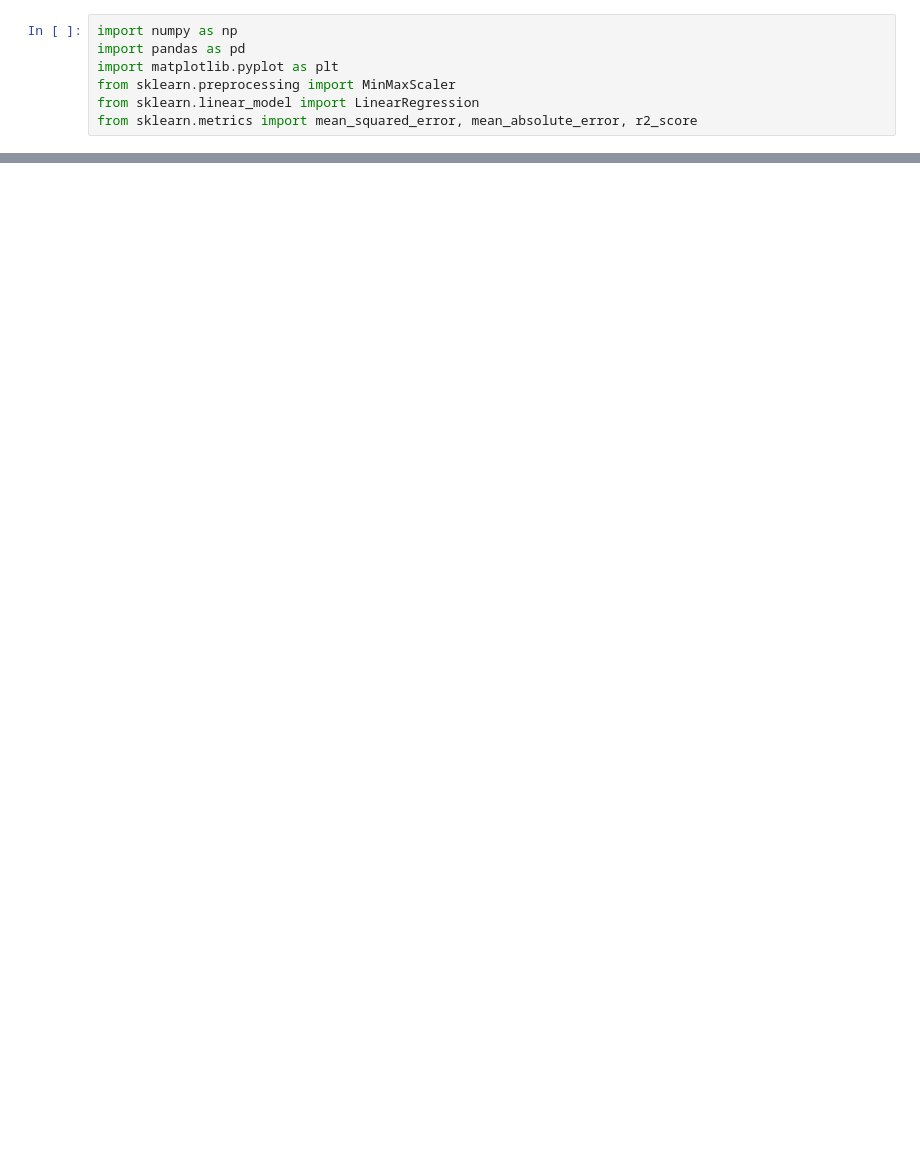
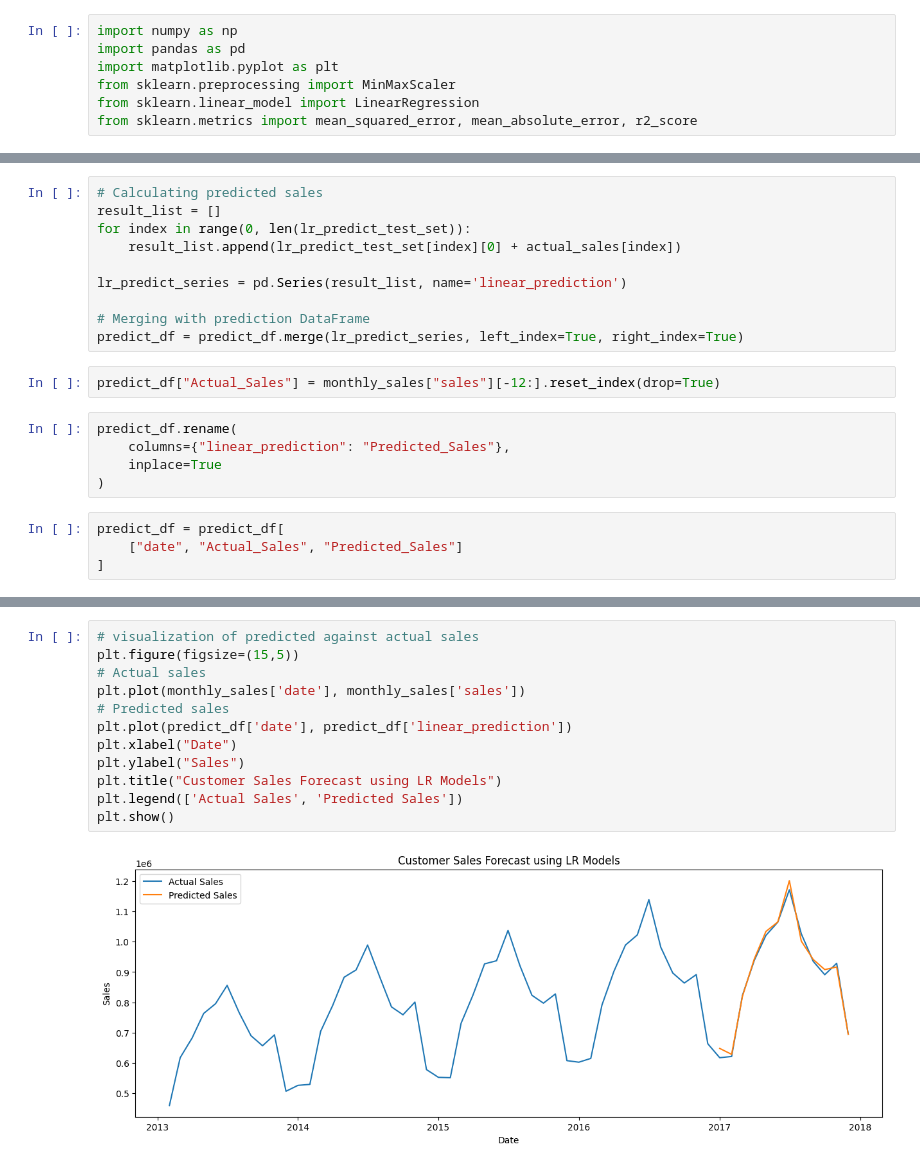
Before and after one commit to SiniyaMC363/Retail_Sales_Forecasting_and_Executive_Dashboard, a Jupyter notebook: notebooks/sales_forcast.ipynb, the cells around one changed output, grey strips where cells are left out. Saved outputs shown, nothing was run; the diff lists cells and outputs as text; blank space fills up the shorter version.

```diff
--- a/notebooks/sales_forcast.ipynb
+++ b/notebooks/sales_forcast.ipynb
@@ -12,0 +171,21 @@ OSError: [Errno 22] Invalid argument: 'D:\\DataScience\retail_sales_forcasting\\
+# %%
+# Calculating predicted sales
+result_list = []
+for index in range(0, len(lr_predict_test_set)):
+    result_list.append(lr_predict_test_set[index][0] + actual_sales[index])
+
+lr_predict_series = pd.Series(result_list, name='linear_prediction')
+
+# Merging with prediction DataFrame
+predict_df = predict_df.merge(lr_predict_series, left_index=True, right_index=True)
+# %%
+predict_df["Actual_Sales"] = monthly_sales["sales"][-12:].reset_index(drop=True)
+# %%
+predict_df.rename(
+    columns={"linear_prediction": "Predicted_Sales"},
+    inplace=True
+)
+# %%
+predict_df = predict_df[
+    ["date", "Actual_Sales", "Predicted_Sales"]
+]
@@ -12,0 +231,14 @@ OSError: [Errno 22] Invalid argument: 'D:\\DataScience\retail_sales_forcasting\\
+# %%
+# visualization of predicted against actual sales
+plt.figure(figsize=(15,5))
+# Actual sales
+plt.plot(monthly_sales['date'], monthly_sales['sales'])
+# Predicted sales
+plt.plot(predict_df['date'], predict_df['linear_prediction'])
+plt.xlabel("Date")
+plt.ylabel("Sales")
+plt.title("Customer Sales Forecast using LR Models")
+plt.legend(['Actual Sales', 'Predicted Sales'])
+plt.show()
+# %% [output]
+[figure, added]
```
Also changed, not shown: parts of 25 cells of this notebook, 5 other files.
